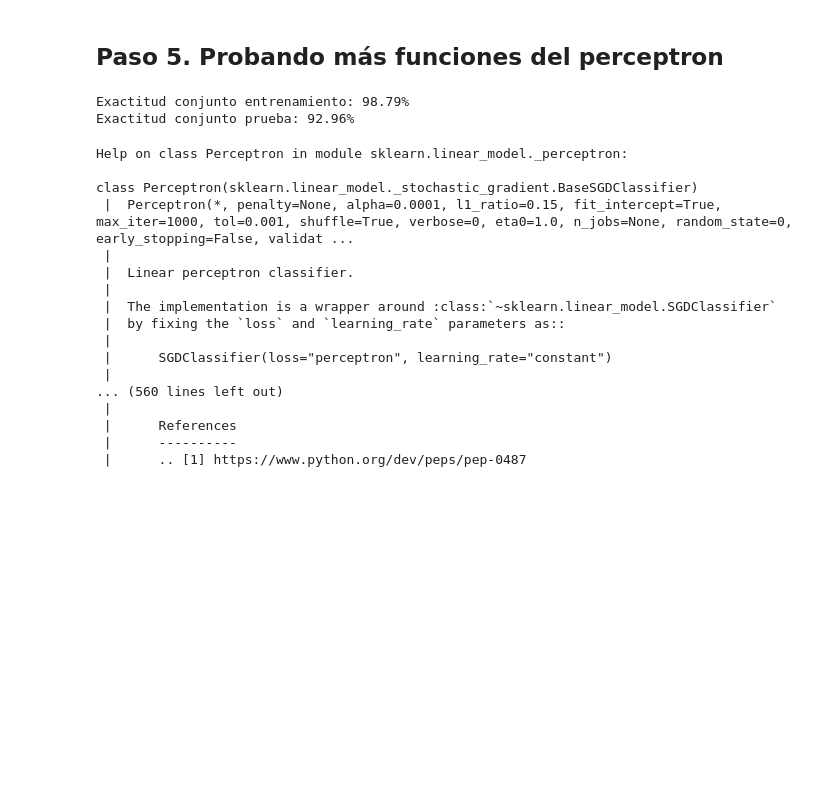
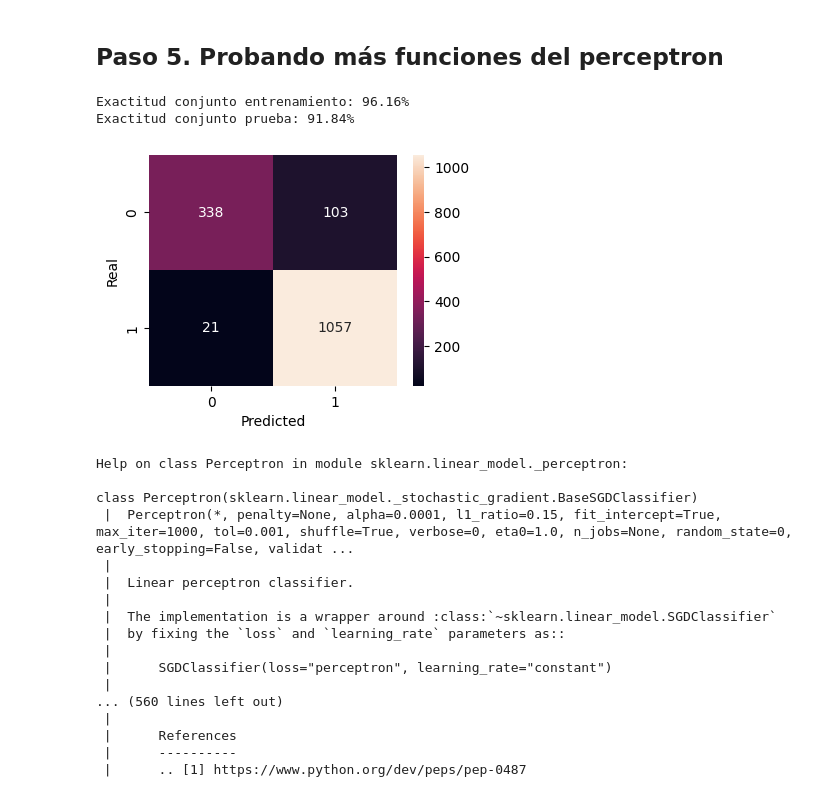
Before and after one commit to AndreBenito/Curso_Bourbaki, a Jupyter notebook: Notebooks/PerceptronClasificadorCancerEsófago.ipynb, the cells around one changed output. Cells and saved outputs as stored; diff of their text form; code cells hidden in the pictures; blank space fills up the shorter version.

```diff
--- a/Notebooks/PerceptronClasificadorCancerEsófago.ipynb
+++ b/Notebooks/PerceptronClasificadorCancerEsófago.ipynb
@@ -361,15 +379,20 @@ matriz_confusion(y_test, y_predict_2)
 # %% [markdown]
 ## Paso 5. Probando más funciones del perceptron
 # %%
-model_2 = Perceptron(max_iter=4000,  random_state=0, verbose=False,
-                    penalty='elasticnet', alpha=8e-9, l1_ratio=0.05)
-model_2.fit(X_train,y_train)
+model_3 = Perceptron(max_iter=1000,  random_state=0, verbose=False,
+                    penalty='l2', alpha=30e-9)
+model_3.fit(X_train,y_train)
 
-print("Exactitud conjunto entrenamiento: %.2f%%" % (model_2.score(  X_train, y_train)*100.0))
-print("Exactitud conjunto prueba: %.2f%%" % (model_2.score(X_test, y_test)*100.0))
+print("Exactitud conjunto entrenamiento: %.2f%%" % (model_3.score(  X_train, y_train)*100.0))
+print("Exactitud conjunto prueba: %.2f%%" % (model_3.score(X_test, y_test)*100.0))
 # %% [output]
-Exactitud conjunto entrenamiento: 98.79%
-Exactitud conjunto prueba: 92.96%
+Exactitud conjunto entrenamiento: 96.16%
+Exactitud conjunto prueba: 91.84%
+# %%
+y_predict_3 = model_3.predict(X_test)
+matriz_confusion(y_test, y_predict_3)
+# %% [output]
+[figure, added]
 # %%
 help(Perceptron)
 # %% [output]
```
Also changed, not shown: parts of 1 cell of this notebook.
